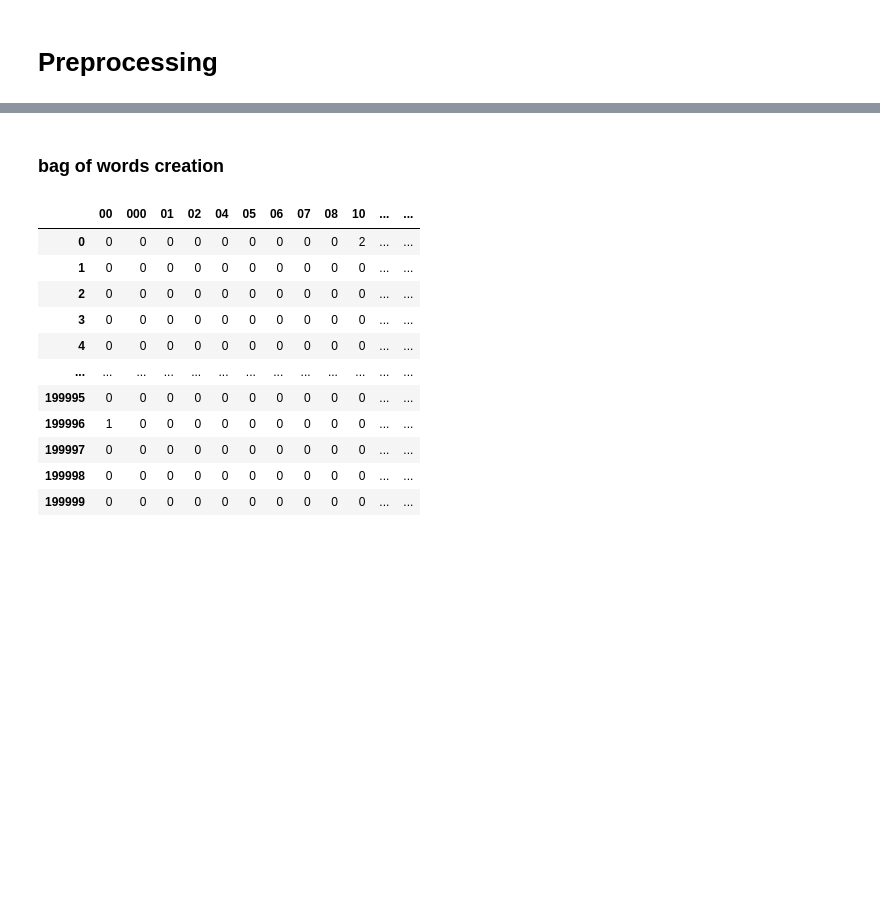
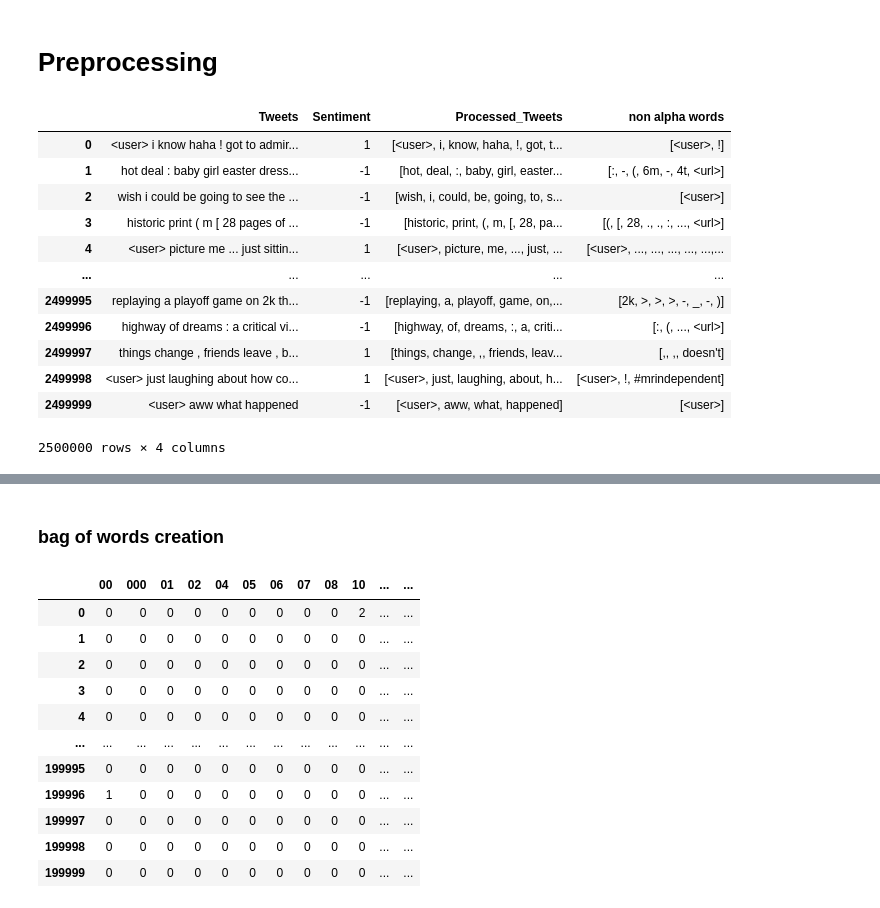
Before and after one commit to KenjiTet/ML-P2-tweet-classification, a Jupyter notebook: notebook/EDA.ipynb, the cells around one changed output, grey strips where cells are left out. Drawn from its saved outputs; the diff is of its cells as text; code cells hidden in the pictures; blank space fills up the shorter version.

```diff
--- a/notebook/EDA.ipynb
+++ b/notebook/EDA.ipynb
@@ -32,2 +54,19 @@ test_df= pd.DataFrame({'Tweets': lines_test})
 # %% [markdown]
 # Preprocessing
+# %%
+combined_df['non alpha words']= combined_df['Processed_Tweets'].apply(lambda x: [word for word in x if word.isalpha() == False])
+combined_df
+# %% [output]
+|  | Tweets | Sentiment | Processed_Tweets | non alpha words |
+| 0 | <user> i know haha ! got to admir... | 1 | [<user>, i, know, haha, !, got, t... | [<user>, !] |
+| 1 | hot deal : baby girl easter dress... | -1 | [hot, deal, :, baby, girl, easter... | [:, -, (, 6m, -, 4t, <url>] |
+| 2 | wish i could be going to see the ... | -1 | [wish, i, could, be, going, to, s... | [<user>] |
+| 3 | historic print ( m [ 28 pages of ... | -1 | [historic, print, (, m, [, 28, pa... | [(, [, 28, ., ., :, ..., <url>] |
+| 4 | <user> picture me ... just sittin... | 1 | [<user>, picture, me, ..., just, ... | [<user>, ..., ..., ..., ..., ...,... |
+| ... | ... | ... | ... | ... |
+| 2499995 | replaying a playoff game on 2k th... | -1 | [replaying, a, playoff, game, on,... | [2k, >, >, >, -, _, -, )] |
+| 2499996 | highway of dreams : a critical vi... | -1 | [highway, of, dreams, :, a, criti... | [:, (, ..., <url>] |
+| 2499997 | things change , friends leave , b... | 1 | [things, change, ,, friends, leav... | [,, ,, doesn't] |
+| 2499998 | <user> just laughing about how co... | 1 | [<user>, just, laughing, about, h... | [<user>, !, #mrindependent] |
+| 2499999 | <user> aww what happened | -1 | [<user>, aww, what, happened] | [<user>] |
+2500000 rows × 4 columns
```
Also changed, not shown: parts of 4 cells of this notebook, 1 other file.
